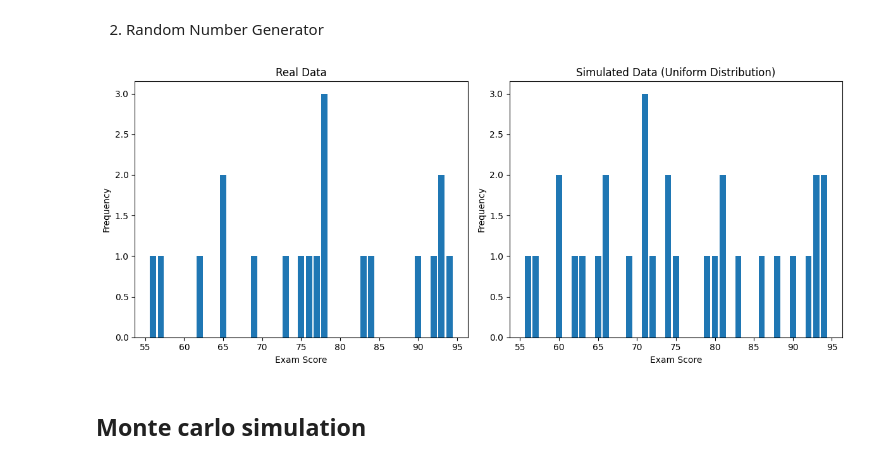
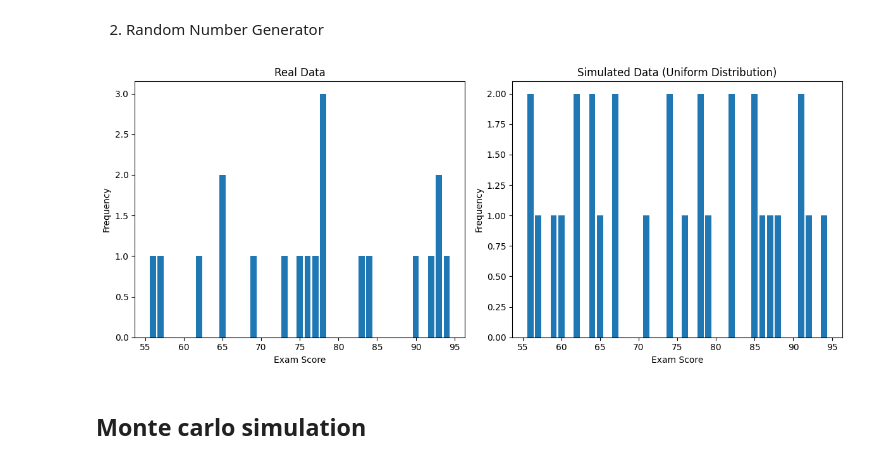
Before and after one commit to HunterAlpha7/Arnage, a Jupyter notebook: SIM_Lab_Test_0432220005101066_A1.ipynb, the cells around one changed output. Cells and saved outputs as stored; diff of their text form; code cells hidden in the pictures.

```diff
--- a/SIM_Lab_Test_0432220005101066_A1.ipynb
+++ b/SIM_Lab_Test_0432220005101066_A1.ipynb
@@ -49,25 +41,25 @@ Population variance uses all data points from the entire group, while sample var
 # %%
 import numpy as np
 import matplotlib.pyplot as plt
 
-simulated_scores = np.random.randint(df['Exam_Score'].min(), df['Exam_Score'].max() + 1, size=30)
+simulated_scores = np.random.randint(df['Exam_Score'].min(), df['Exam_Score'].max() + 1, size=20)
 
 fig, axes = plt.subplots(1, 2, figsize=(12, 5))
 
 axes[0].hist(df['Exam_Score'], bins=range(df['Exam_Score'].min(), df['Exam_Score'].max() + 2), align='left', rwidth=0.8)
 axes[0].set_title("Real Data")
 axes[0].set_xlabel("Exam Score")
 axes[0].set_ylabel("Frequency")
 
 axes[1].hist(simulated_scores, bins=range(df['Exam_Score'].min(), df['Exam_Score'].max() + 2), align='left', rwidth=0.8)
 axes[1].set_title("Simulated Data (Uniform Distribution)")
 axes[1].set_xlabel("Exam Score")
 axes[1].set_ylabel("Frequency")
 
 plt.tight_layout()
 plt.show()
 # %% [output]
-[figure, old version]
+[figure, new version]
 # %% [markdown]
 ## Monte carlo simulation
 # %%
```
Also changed, not shown: parts of 1 cell of this notebook.
